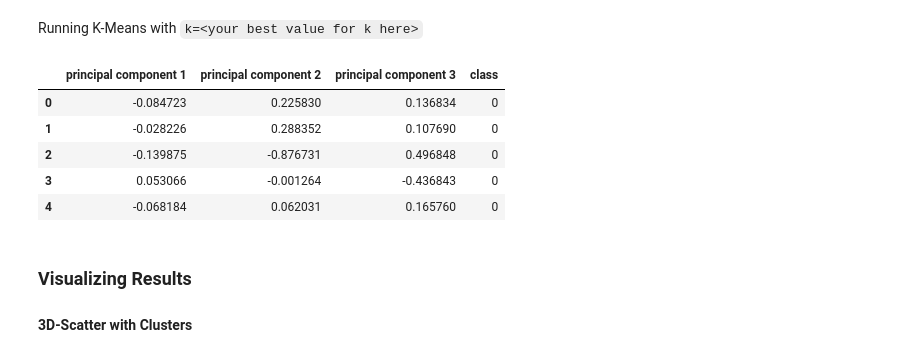
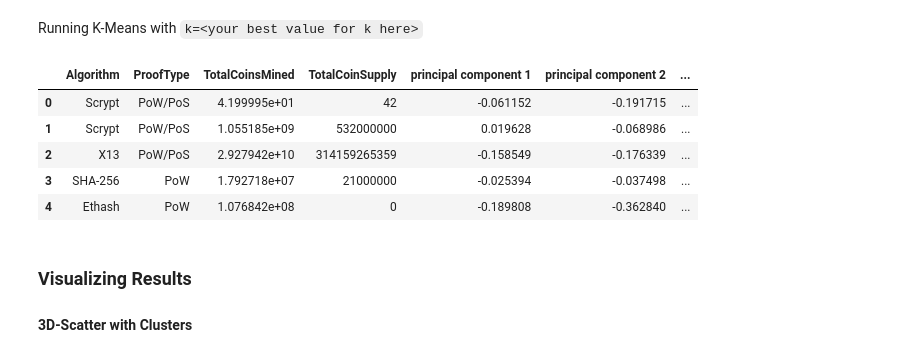
Before and after one commit to aalfiler/Clustering_Crypto, a Jupyter notebook: Code/crypto_clustering.ipynb, the cells around one changed output. Cells and saved outputs as stored; diff of their text form; code cells hidden in the pictures.

Commit message:
more data cleaning

```diff
--- a/Code/crypto_clustering.ipynb
+++ b/Code/crypto_clustering.ipynb
@@ -150,6 +146,3 @@ crypto_df
 | 1246 | Horizen | Equihash | PoW | 7.296538e+06 | 21000000 |
 | 1247 | BitcoinPlus | Scrypt | PoS | 1.283270e+05 | 1000000 |
 533 rows × 5 columns
-# %%
-crypto_df['TotalCoinsMined'].replace('', np.nan, inplace=True)
-crypto_df
@@ -203,3 +172,6 @@ crypto_df.head()
 | 5 | EliteCoin | X13 | PoW/PoS | 2.927942e+10 | 314159265359 |
 | 7 | Bitcoin | SHA-256 | PoW | 1.792718e+07 | 21000000 |
 | 8 | Ethereum | Ethash | PoW | 1.076842e+08 | 0 |
+# %%
+crypto_df = crypto_df.reset_index()
+crypto_df.head()
@@ -206,5 +185,7 @@ crypto_df.head()
+# %%
+crypto_df.drop(columns=['index'], inplace=True)
 # %%
 # Store the 'CoinName'column in its own DataFrame prior to dropping it from crypto_df
-CoinName_df = crypto_df['CoinName']
+CoinName_df = crypto_df.drop(columns=["Algorithm", "ProofType", "TotalCoinsMined", "TotalCoinSupply"])
 CoinName_df.head()
 # %% [output]
@@ -305,21 +293,23 @@ Running K-Means with `k=<your best value for k here>`
 # %%
 # Initialize the K-Means model
 model = KMeans(n_clusters=4, random_state=0)
 # Fit the model
 model.fit(crypto_df2_pca)
 # Predict clusters
 predictions = model.predict(crypto_df2_pca)
 
-# Create a new DataFrame including predicted clusters and cryptocurrencies features
 crypto_df2_pca["class"] = model.labels_
-crypto_df2_pca.head()
+
+# Create a new DataFrame including predicted clusters and cryptocurrencies features -- ERRORRRRRRRRR
+clustered_df = pd.concat([crypto_df2, crypto_df2_pca, CoinName_df], axis='columns', join='inner')
+clustered_df.head()
 # %% [output]
-|  | principal component 1 | principal component 2 | principal component 3 | class |
-| 0 | -0.084723 | 0.225830 | 0.136834 | 0 |
-| 1 | -0.028226 | 0.288352 | 0.107690 | 0 |
-| 2 | -0.139875 | -0.876731 | 0.496848 | 0 |
-| 3 | 0.053066 | -0.001264 | -0.436843 | 0 |
-| 4 | -0.068184 | 0.062031 | 0.165760 | 0 |
+|  | Algorithm | ProofType | TotalCoinsMined | TotalCoinSupply | principal component 1 | principal component 2 | ... |
+| 0 | Scrypt | PoW/PoS | 4.199995e+01 | 42 | -0.061152 | -0.191715 | ... |
+| 1 | Scrypt | PoW/PoS | 1.055185e+09 | 532000000 | 0.019628 | -0.068986 | ... |
+| 2 | X13 | PoW/PoS | 2.927942e+10 | 314159265359 | -0.158549 | -0.176339 | ... |
+| 3 | SHA-256 | PoW | 1.792718e+07 | 21000000 | -0.025394 | -0.037498 | ... |
+| 4 | Ethash | PoW | 1.076842e+08 | 0 | -0.189808 | -0.362840 | ... |
 # %% [markdown]
 ### Visualizing Results
 
```
Also changed, not shown: parts of 14 cells of this notebook, 2 other files.
